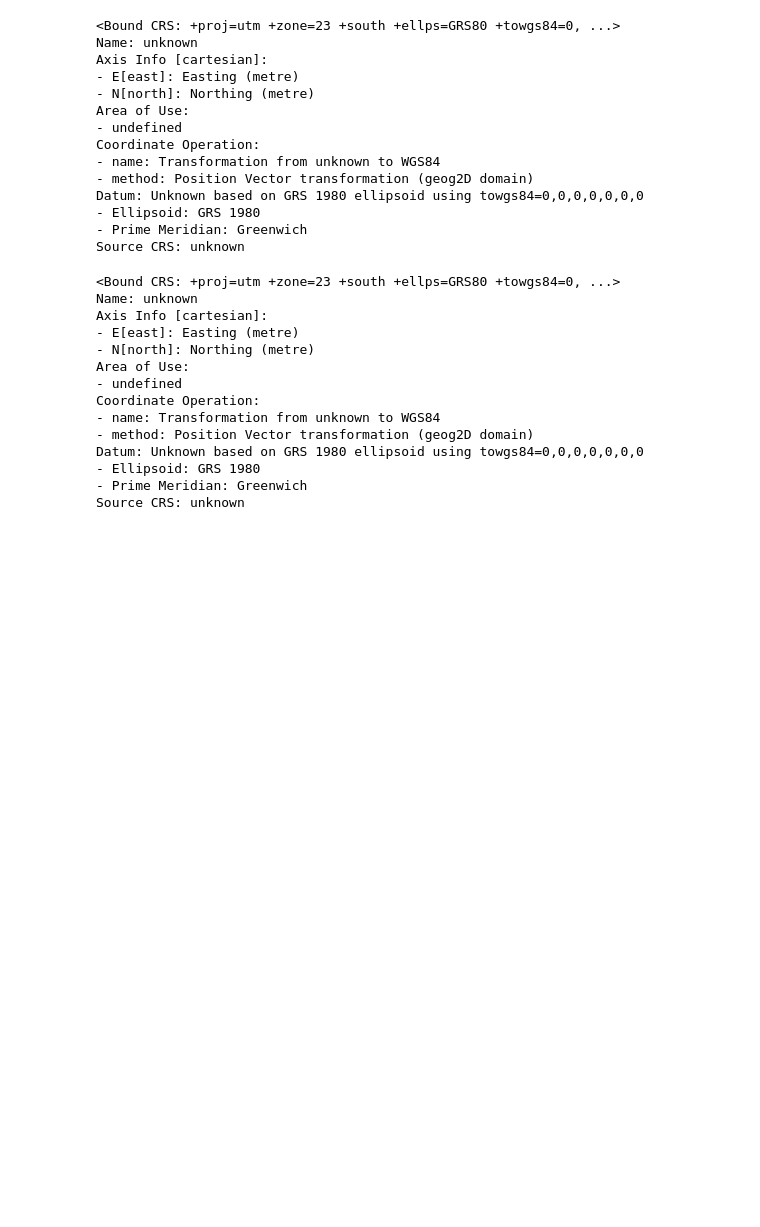
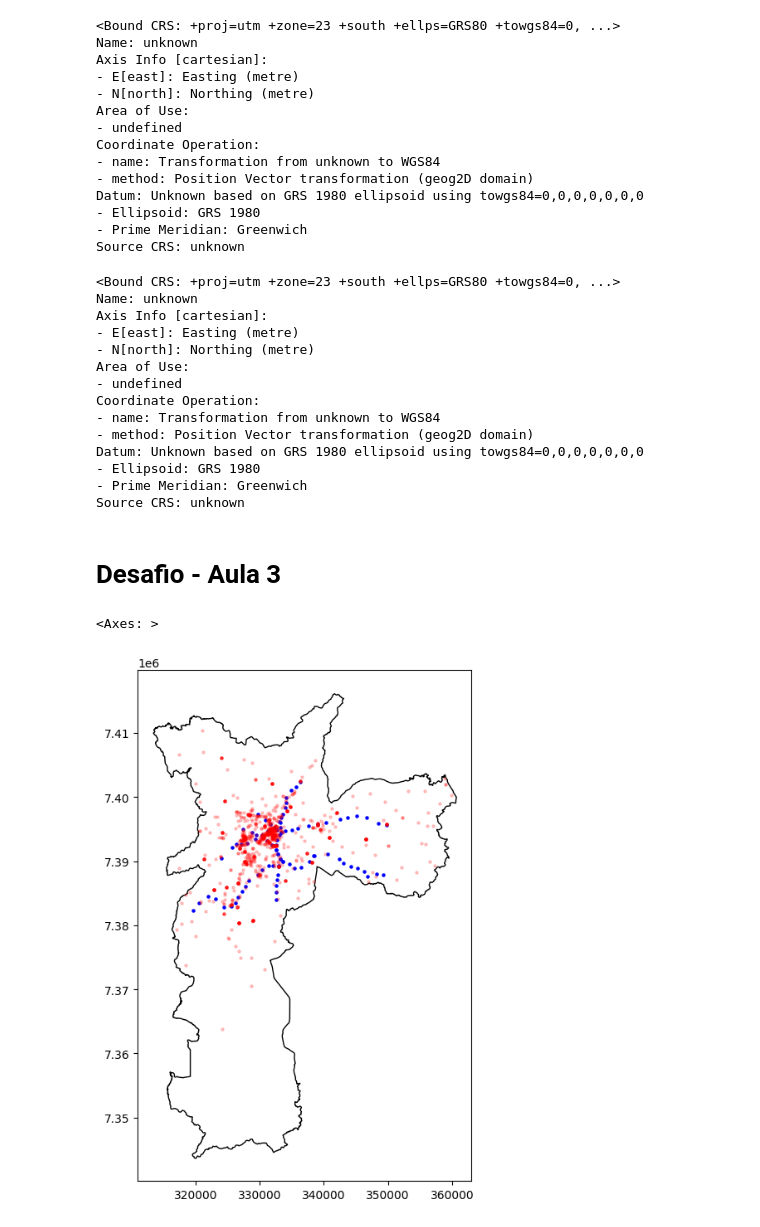
Before and after one commit to ledsouza/geopandas, a Jupyter notebook: Desafio_sampa.ipynb, the cells around one changed output. Cells and saved outputs as stored; diff of their text form; code cells hidden in the pictures; blank space fills up the shorter version.

Commit message:
Plotando o mapa de sp com a relação entre o metro e os centros de cultura

```diff
--- a/Desafio_sampa.ipynb
+++ b/Desafio_sampa.ipynb
@@ -120,3 +120,12 @@ Source CRS: unknown
 cultura.crs
 # %%
 cultura = cultura.set_crs('+proj=utm +zone=23 +south +ellps=GRS80 +towgs84=0,0,0,0,0,0,0 +units=m +no_defs')
+# %% [markdown]
+# Desafio - Aula 3
+# %%
+base = sp.plot(color='white', edgecolor='black', figsize=(15,8))
+metro.plot(ax=base, color='blue', markersize=5)
+cultura.plot(ax=base, color='red', alpha=0.2, markersize=5)
+# %% [output]
+<Axes: >
+[figure, added]
```
